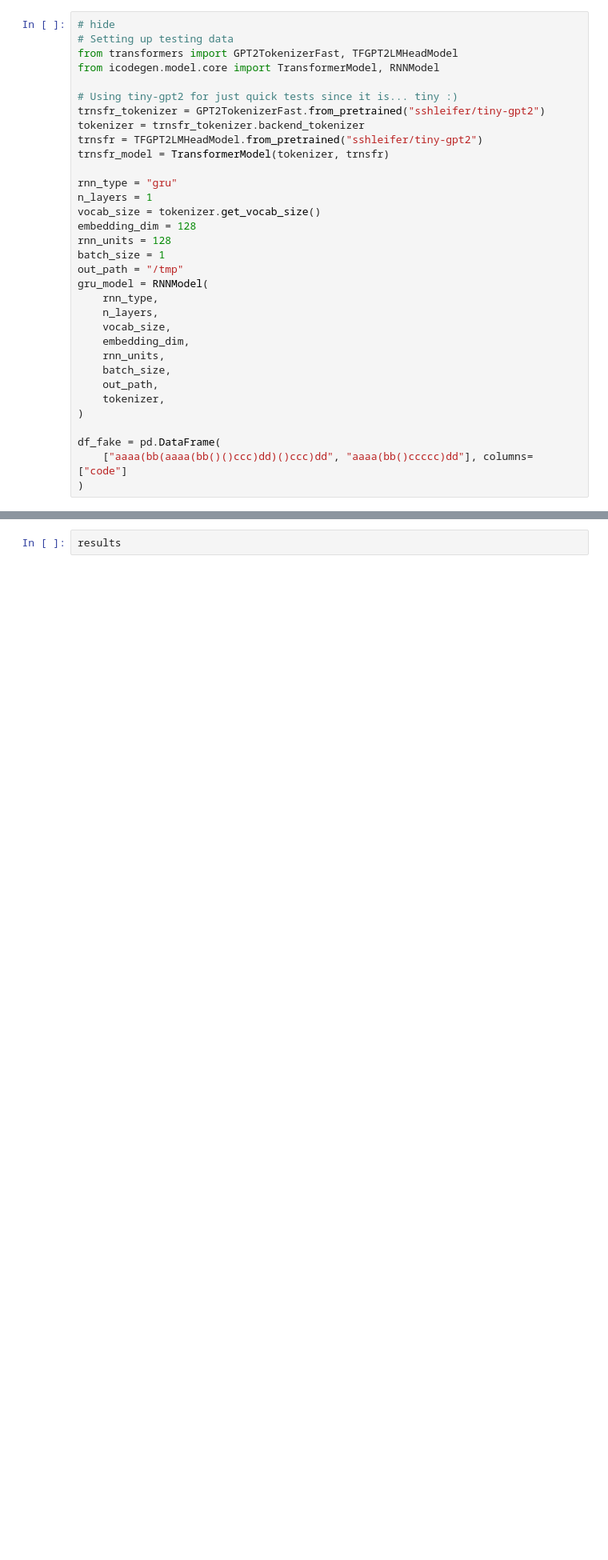
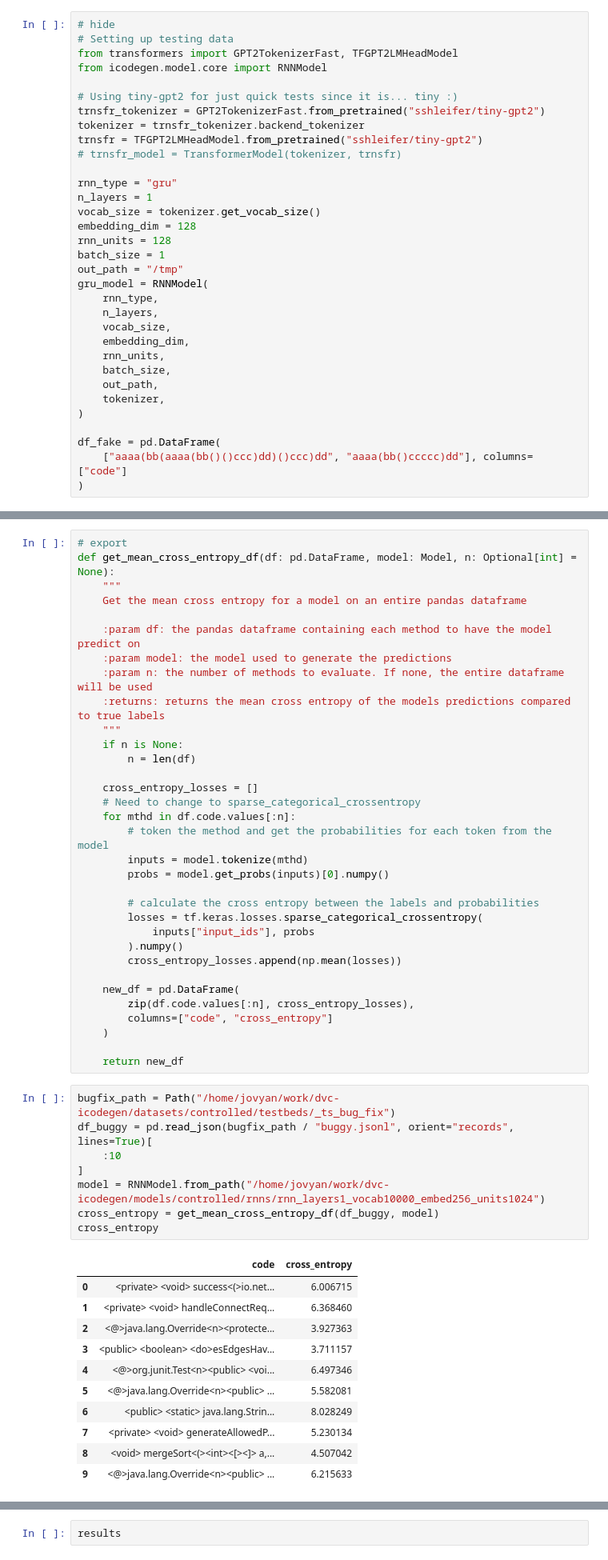
Before and after one commit to ArtificialSoftwareEngineering/InterpretingCodeGeneration, a Jupyter notebook: nbs/04_evaluation.core.ipynb, the cells around one changed output, grey strips where cells are left out. Shown at 80% size. Cells and saved outputs as stored; diff of their text form; blank space fills up the shorter version.

Commit message:
Add method for returning dataframe for cross entropy analysis

```diff
--- a/nbs/04_evaluation.core.ipynb
+++ b/nbs/04_evaluation.core.ipynb
@@ -34,13 +34,13 @@ from typing import Dict, List, Optional
 # hide
 # Setting up testing data
 from transformers import GPT2TokenizerFast, TFGPT2LMHeadModel
-from icodegen.model.core import TransformerModel, RNNModel
+from icodegen.model.core import RNNModel
 
 # Using tiny-gpt2 for just quick tests since it is... tiny :)
 trnsfr_tokenizer = GPT2TokenizerFast.from_pretrained("sshleifer/tiny-gpt2")
 tokenizer = trnsfr_tokenizer.backend_tokenizer
 trnsfr = TFGPT2LMHeadModel.from_pretrained("sshleifer/tiny-gpt2")
-trnsfr_model = TransformerModel(tokenizer, trnsfr)
+# trnsfr_model = TransformerModel(tokenizer, trnsfr)
 
 rnn_type = "gru"
 n_layers = 1
@@ -636,3 +623,56 @@ assert np.isclose(CROSS_ENTROPY_MEAN, cross_entropy["mean"], atol=1.0e-6)
 assert np.isclose(CROSS_ENTROPY_MEDIAN, cross_entropy["median"], atol=1.0e-6)
 assert np.isclose(CROSS_ENTROPY_STD, cross_entropy["std"], atol=1.0e-6)
 assert np.isclose(CROSS_ENTROPY_MAD, cross_entropy["mad"], atol=1.0e-6)
+# %%
+# export
+def get_mean_cross_entropy_df(df: pd.DataFrame, model: Model, n: Optional[int] = None):
+    """
+    Get the mean cross entropy for a model on an entire pandas dataframe
+
+    :param df: the pandas dataframe containing each method to have the model predict on
+    :param model: the model used to generate the predictions
+    :param n: the number of methods to evaluate. If none, the entire dataframe will be used
+    :returns: returns the mean cross entropy of the models predictions compared to true labels
+    """
+    if n is None:
+        n = len(df)
+
+    cross_entropy_losses = []
+    # Need to change to sparse_categorical_crossentropy
+    for mthd in df.code.values[:n]:
+        # token the method and get the probabilities for each token from the model
+        inputs = model.tokenize(mthd)
+        probs = model.get_probs(inputs)[0].numpy()
+
+        # calculate the cross entropy between the labels and probabilities
+        losses = tf.keras.losses.sparse_categorical_crossentropy(
+            inputs["input_ids"], probs
+        ).numpy()
+        cross_entropy_losses.append(np.mean(losses))
+
+    new_df = pd.DataFrame(
+        zip(df.code.values[:n], cross_entropy_losses),
+        columns=["code", "cross_entropy"]
+    )
+
+    return new_df
+# %%
+bugfix_path = Path("/home/jovyan/work/dvc-icodegen/datasets/controlled/testbeds/_ts_bug_fix")
+df_buggy = pd.read_json(bugfix_path / "buggy.jsonl", orient="records", lines=True)[
+    :10
+]
+model = RNNModel.from_path("/home/jovyan/work/dvc-icodegen/models/controlled/rnns/rnn_layers1_vocab10000_embed256_units1024")
+cross_entropy = get_mean_cross_entropy_df(df_buggy, model)
+cross_entropy
+# %% [output]
+|  | code | cross_entropy |
+| 0 | <private> <void> success<(>io.net... | 6.006715 |
+| 1 | <private> <void> handleConnectReq... | 6.368460 |
+| 2 | <@>java.lang.Override<n><protecte... | 3.927363 |
+| 3 | <public> <boolean> <do>esEdgesHav... | 3.711157 |
+| 4 | <@>org.junit.Test<n><public> <voi... | 6.497346 |
+| 5 | <@>java.lang.Override<n><public> ... | 5.582081 |
+| 6 | <public> <static> java.lang.Strin... | 8.028249 |
+| 7 | <private> <void> generateAllowedP... | 5.230134 |
+| 8 | <void> mergeSort<(><int><[><]> a,... | 4.507042 |
+| 9 | <@>java.lang.Override<n><public> ... | 6.215633 |
```
Also changed, not shown: parts of 3 cells of this notebook.
